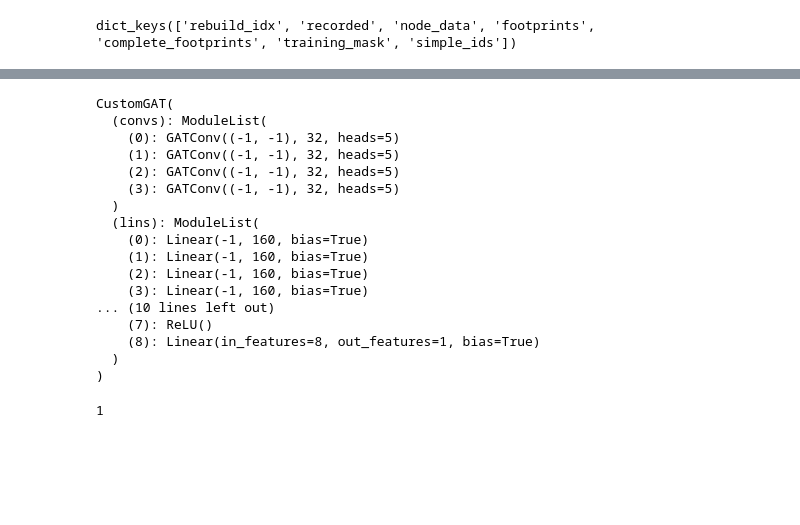
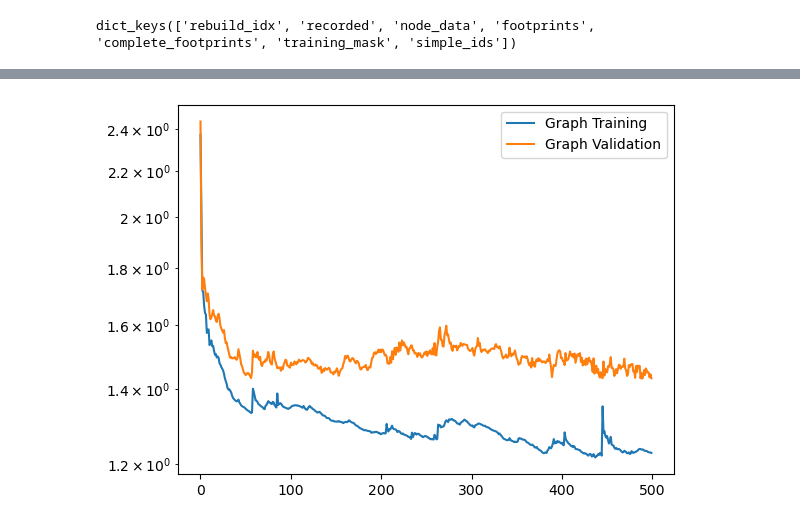
Before and after one commit to trdougherty/GRIDS, a Jupyter notebook: p1_generalbenefits.ipynb, the cells around one changed output, grey strips where cells are left out. Drawn from its saved outputs; the diff is of its cells as text; code cells hidden in the pictures; blank space fills up the shorter version.

```diff
--- a/p1_generalbenefits.ipynb
+++ b/p1_generalbenefits.ipynb
@@ -246 +123,10 @@ tensor(7.7837, device='cuda:0', dtype=torch.float64)
+# %%
+from src.model import CustomGAT
+
+model = CustomGAT(
+    hidden_channels=32,
+    out_channels=32,
+    layers=2,
+    heads=4
+).to(device)
 # %%
@@ -255,29 +151,0 @@ plt.show()
-# %%
-from src.model import CustomGAT
-
-model = CustomGAT(
-    hidden_channels=32,
-    out_channels=32,
-    layers=4,
-    heads=5
-).to(device)
-
-model
-# %% [output]
-CustomGAT(
-  (convs): ModuleList(
-    (0): GATConv((-1, -1), 32, heads=5)
-    (1): GATConv((-1, -1), 32, heads=5)
-    (2): GATConv((-1, -1), 32, heads=5)
-    (3): GATConv((-1, -1), 32, heads=5)
-  )
-  (lins): ModuleList(
-    (0): Linear(-1, 160, bias=True)
-    (1): Linear(-1, 160, bias=True)
-    (2): Linear(-1, 160, bias=True)
-    (3): Linear(-1, 160, bias=True)
-... (10 lines left out)
-    (7): ReLU()
-    (8): Linear(in_features=8, out_features=1, bias=True)
-  )
-)
@@ -358,5 +152,24 @@ domain = np.arange(0, len(mean_tl))
-# %%
-10**0
-# %% [output]
-1
+# %%
+graph_training_tensor, graph_validation_tensor = crossvalidation(
+    model,
+    lambda: model(nycgraph.x_dict, nycgraph.edge_index_dict),
+    nyc_cvs,
+    nyc_rebuild_info,
+    epochs=epochs
+)
+
+mean_tl = graph_training_tensor.mean(axis=0)
+std_tl = graph_training_tensor.std(axis=0)
+
+mean_vl = graph_validation_tensor.mean(axis=0)
+std_vl = graph_validation_tensor.std(axis=0)
+
+plt.plot(mean_tl, label="Graph Training")
+plt.plot(mean_vl, label="Graph Validation")
+plt.legend()
+
+plt.yscale("log")
+plt.show()
+# %% [output]
+[figure, added]
 # %%
```
Also changed, not shown: parts of 48 cells of this notebook, 1 other file.
